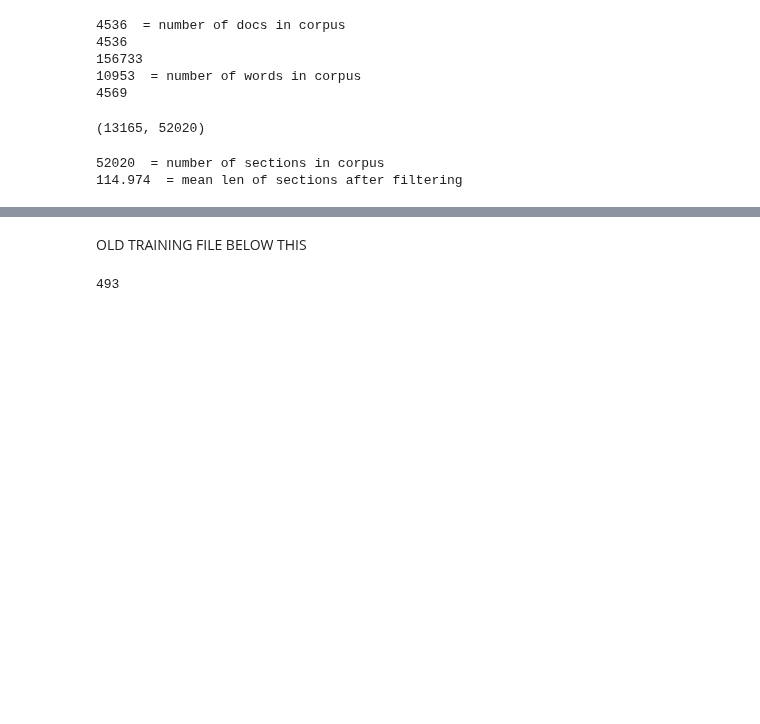
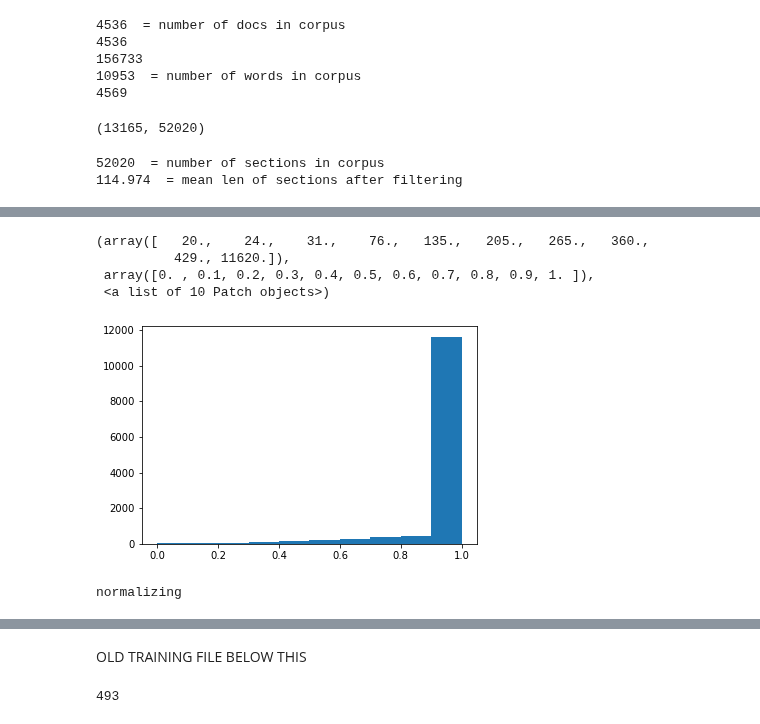
Before and after one commit to markaksen/HighResLDA, a Jupyter notebook: Training.ipynb, the cells around one changed output, grey strips where cells are left out. Saved outputs shown, nothing was run; the diff lists cells and outputs as text; code cells hidden in the pictures; blank space fills up the shorter version.

Commit message:
added three different term weighting schemes

```diff
--- a/Training.ipynb
+++ b/Training.ipynb
@@ -86,0 +77,29 @@ Wall time: 2.35 s
+# %%
+def log_weights(dct, V):
+    '''
+    dct: Gensim dictionary
+    V: vocabulary size (int)
+    '''
+
+    w_max = float('-inf')
+    w_min = float('+inf')
+
+    ordered_dct = collections.OrderedDict(sorted(dct.cfs.items()))
+    values = list(ordered_dct.values())
+    #weights = [-np.log(x / dct.num_pos) for x in values]
+    weights = [x / dct.num_pos for x in values]
+    weights = [-np.log(w) if w > 1/V else -np.log(1/V) for w in weights ]
+    weights = [(w - np.min(weights)) / (np.max(weights) - np.min(weights)) for w in weights]
+    return weights
+# %%
+dct = sections_dct
+V = len(dct.token2id)
+weights_log = log_weights(dct, V)
+# %%
+plt.hist(weights_log)
+# %% [output]
+(array([   20.,    24.,    31.,    76.,   135.,   205.,   265.,   360.,
+          429., 11620.]),
+ array([0. , 0.1, 0.2, 0.3, 0.4, 0.5, 0.6, 0.7, 0.8, 0.9, 1. ]),
+ <a list of 10 Patch objects>)
+[figure, added]
@@ -86,0 +135,4 @@ Wall time: 2.35 s
+# %%
+weights_pmi, w_max, w_min = pmi_weights(sections_cleaned)
+# %% [output]
+normalizing
```
Also changed, not shown: parts of 11 cells of this notebook.
